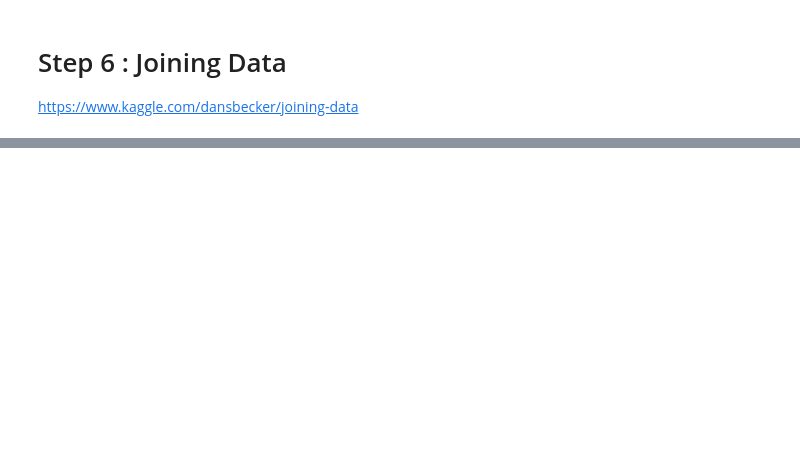
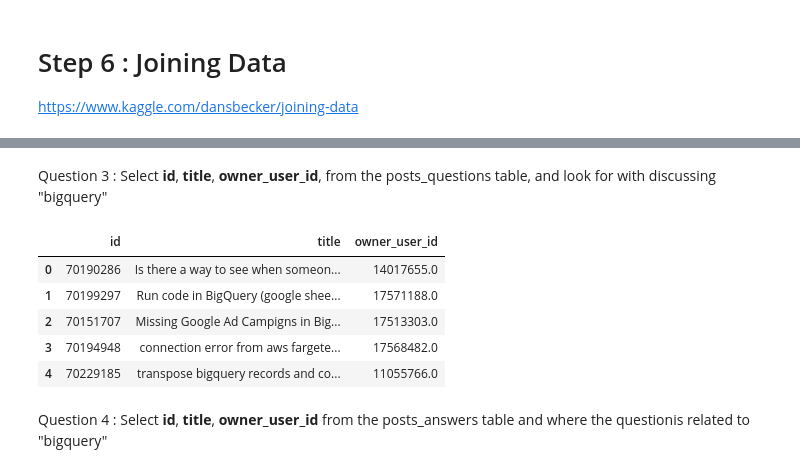
Before and after one commit to bobblee/Kaggle, a Jupyter notebook: Intro_To_SQL_Using_BigQuery.ipynb, the cells around one changed output, grey strips where cells are left out. Cells and saved outputs as stored; diff of their text form; code cells hidden in the pictures; blank space fills up the shorter version.

```diff
--- a/Intro_To_SQL_Using_BigQuery.ipynb
+++ b/Intro_To_SQL_Using_BigQuery.ipynb
@@ -623,0 +1035,25 @@ s6_df.head()
+# %% [markdown]
+Question 3 : Select **id**, **title**, **owner_user_id**, from the posts_questions table, and look for with discussing "bigquery"
+# %%
+s6_q3_query =  """
+            SELECT
+                q.id
+              , q.title
+              , q.owner_user_id
+            FROM `bigquery-public-data.stackoverflow.posts_questions` as q
+            WHERE lower(q.tags) like '%bigquery%'
+            """
+size_config = bigquery.QueryJobConfig(maximum_bytes_billed=10**10)
+s6_q3_query_job = client.query(s6_q3_query, job_config=size_config)
+
+s6_q3_df = s6_q3_query_job.to_dataframe()
+s6_q3_df.head()
+# %% [output]
+|  | id | title | owner_user_id |
+| 0 | 70190286 | Is there a way to see when someon... | 14017655.0 |
+| 1 | 70199297 | Run code in BigQuery (google shee... | 17571188.0 |
+| 2 | 70151707 | Missing Google Ad Campigns in Big... | 17513303.0 |
+| 3 | 70194948 | connection error from aws fargete... | 17568482.0 |
+| 4 | 70229185 | transpose bigquery records and co... | 11055766.0 |
+# %% [markdown]
+Question 4 : Select **id**, **title**, **owner_user_id** from the posts_answers table and where the questionis related to "bigquery"
```
Also changed, not shown: parts of 66 cells of this notebook.
